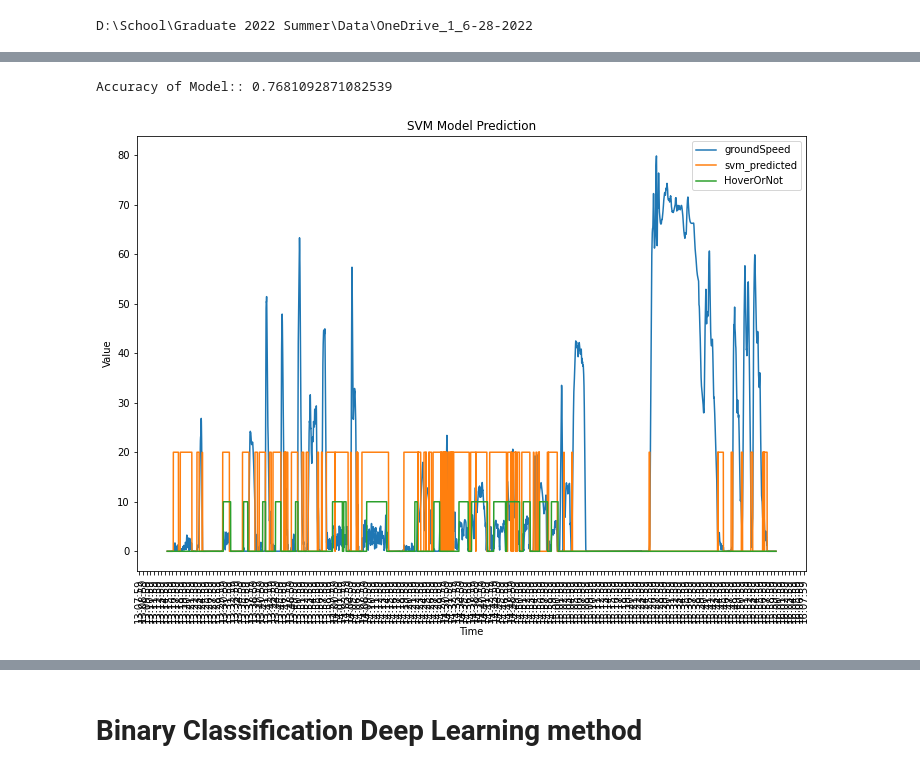
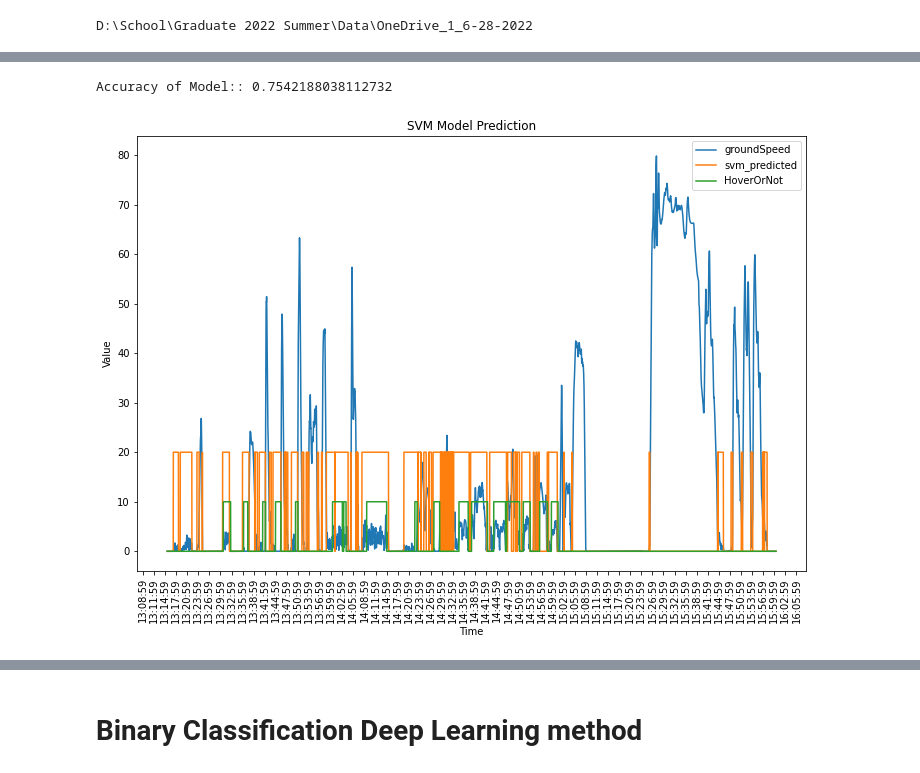
Before and after one commit to davyeno/rotorcraft-project, a Jupyter notebook: david/0630-file-processed.ipynb, the cells around one changed output, grey strips where cells are left out. Saved outputs shown, nothing was run; the diff lists cells and outputs as text; code cells hidden in the pictures.

```diff
--- a/david/0630-file-processed.ipynb
+++ b/david/0630-file-processed.ipynb
@@ -475,6 +519,28 @@ validation_file = validation_file[['datetime',
           'trueHeading',
           'groundSpeed',
           'trueAirspeed',
+          'pitch',
+          'roll',
+          'yaw',
+          'angleOfAttack',
+          'flightPathAngle',
+          'verticalFlightPathAngle',
+          'horizontalFlightPathAngle',
+          'rollAcceleration',
+          'pitchAcceleration',
+          'yawAcceleration',
+          'e1N1ng',
+          'e2N1ng',
+          'e1N2nf',
+          'e2N2nf',
+          'mainRotorRpm',
+          'tailRotorRpm',
+          'mainRotorTorque',
+          'e1Itt',
+          'e2Itt',
+          'mainRotorInducedInflow',
+          'flightDirectorPitch',
+          'flightDirectorRoll',
           'climbOrDescentRate',
           'hasWeightOnWheels',
           'turnRate to degPerSec',
@@ -542,38 +608,38 @@ Accuracy of Model:: 0.7369991964183217
-# %%
-validation_xgb = xgb_classifier.predict(X_valid)
-print("Accuracy of Model::",accuracy_score(y_validation,validation_xgb))
-# %% [output]
-Accuracy of Model:: 0.7681092871082539
+# %%
+validation_xgb = xgb_classifier.predict(X_valid)
+print("Accuracy of Model::",accuracy_score(y_validation,validation_xgb))
+# %% [output]
+Accuracy of Model:: 0.7542188038112732
 # %%
 validation_file['HoverOrNot'] = validation_file['HoverOrNot'] * 10
 # %%
 import matplotlib.dates as mdates
 
 validation_file['svm_predicted'] = validation_svm * 20
 # validation_file.loc[(validation_file['hasWeightOnWheels'] == 1),['svm_predicted']] = 0
 
 plt.figure(figsize=(12, 8))
 plt.plot('datetime','groundSpeed',
          data = validation_file,
          label = "groundSpeed")
 plt.plot('datetime','svm_predicted',
          data = validation_file,
          label = "svm_predicted")
 plt.plot('datetime','HoverOrNot',
          data = validation_file,
          label = "HoverOrNot")
 
 #Set format of the plot chart
-plt.gca().xaxis.set_major_locator(mdates.SecondLocator(interval=60))
+plt.gca().xaxis.set_major_locator(mdates.SecondLocator(interval=180))
 plt.gca().xaxis.set_major_formatter(mdates.DateFormatter('%H:%M:%S'))
 plt.xticks(rotation=90)
 # plt.gcf().autofmt_xdate()
 
 
 plt.xlabel('Time')
 plt.ylabel('Value')
 plt.title('SVM Model Prediction')
 plt.legend()
 plt.show()
 # %% [output]
-[figure, old version]
+[figure, new version]
```
Also changed, not shown: parts of 28 cells of this notebook.
